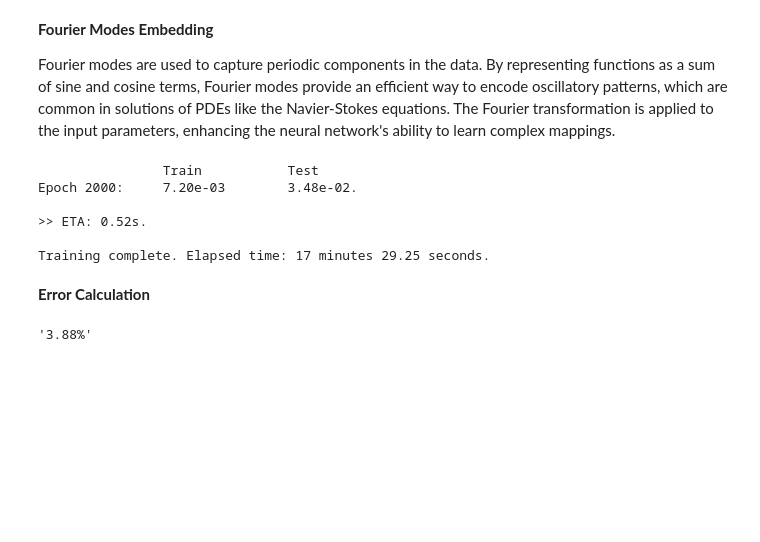
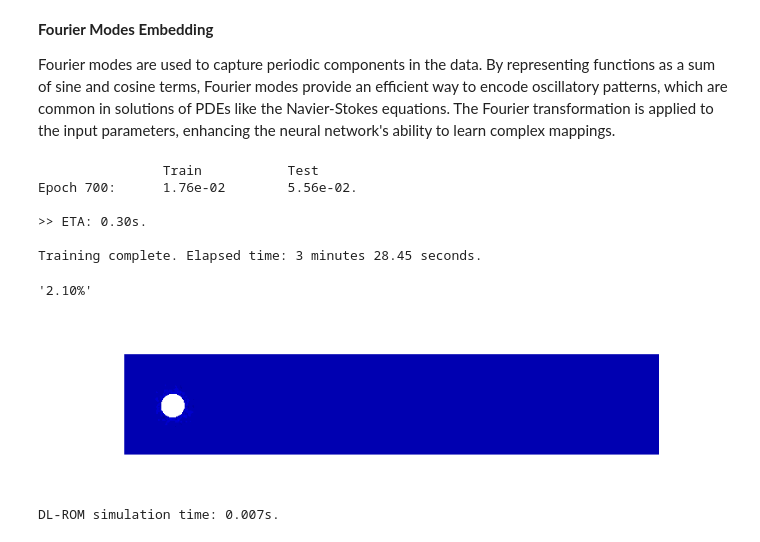
Before and after one commit to LuigiPagani/DL-ROM-for-Navier-Stokes, a Jupyter notebook: NAML_Project.ipynb, the cells around one changed output. Saved outputs shown, nothing was run; the diff lists cells and outputs as text; code cells hidden in the pictures; blank space fills up the shorter version.

```diff
--- a/NAML_Project.ipynb
+++ b/NAML_Project.ipynb
@@ -233,7 +232,7 @@ visualize(u[0])
 [figure]
 # %%
 from dlroms import*
-mu, u = CPU.tensor(data['mu']), CPU.tensor(data['u'])
+mu, u = dv.tensor(data['mu']), dv.tensor(data['u'])
 
 ndata, ntimes, nh = u.shape
 p = mu.shape[-1]
@@ -243,8 +242,8 @@ print("FOM dimension:\t%d." % nh)
 print("Parameters:\t%d." % p)
 
 
-mut = CPU.zeros(ndata, ntimes, p+1)
-times = CPU.tensor(np.linspace(0, 3.5, ntimes))
+mut = dv.zeros(ndata, ntimes, p+1)
+times = dv.tensor(np.linspace(0, 3.5, ntimes))
 for i in range(ndata):
     mut[i,:,:2] = mu[i]
     mut[i,:, 2] = times
@@ -307,8 +336,14 @@ u.shape,mut.shape
 # %%
 latent = 7
-encoder = Dense(nh, 30) + Dense(30, latent)
-decoder = Dense(latent, 30) + Dense(30, 60) + Dense(60, nh, activation = None)
+encoder = Dense(nh, 50) + Dense(50, latent)
+decoder = Dense(latent, 50) + Dense(50, 100) + Dense(100, nh, activation=None)
 autoencoder = DFNN(encoder + decoder)
 autoencoder.He()
-autoencoder.train(u, u, ntrain = ntrain, epochs = 50, loss = mse(l2), error = error)
+
+
+
+autoencoder.moveOn(dv)
+set_seed(13) #So we can enjoy an unlucky training run ;)
+autoencoder.train(u, u, ntrain = ntrain, epochs = 1000, loss = mse(l2))
+autoencoder.eval()  # Set the model to evaluation mode
 autoencoder.freeze()
@@ -317,30 +363,49 @@ autoencoder.freeze()
 
 Fourier modes are used to capture periodic components in the data. By representing functions as a sum of sine and cosine terms, Fourier modes provide an efficient way to encode oscillatory patterns, which are common in solutions of PDEs like the Navier-Stokes equations. The Fourier transformation is applied to the input parameters, enhancing the neural network's ability to learn complex mappings.
 # %%
-from utils import Fourier
 from dlroms import*
 
 nu = encoder(u)
 nu_mean, nu_std = nu[:ntrain].mean(axis = 0), nu[:ntrain].var(axis = 0).sqrt()
 nu = (nu - nu_mean)/nu_std
+device = torch.device('cuda' if torch.cuda.is_available() else 'cpu')
+nu = nu.to(device)
+
 
 fmodes = 10
 phi = DFNN(Fourier(fmodes) + Dense(p+1+2*fmodes, 500) + Dense(500, latent, activation = None))
 
 phi.He()
-phi.train(mut, nu, ntrain = ntrain, epochs = 1000, loss = mse(euclidean))
-
+phi.moveOn(dv)
+set_seed(17) #Here we go again, another unlucky run
+phi.train(mut, nu, ntrain = ntrain, epochs = 700, loss = mse(euclidean))
 phi.freeze()
 # %% [output]
                 Train           Test
-Epoch 2000:     7.20e-03        3.48e-02.
+Epoch 700:      1.76e-02        5.56e-02.
 
->> ETA: 0.52s.
+>> ETA: 0.30s.
 
-Training complete. Elapsed time: 17 minutes 29.25 seconds.
+Training complete. Elapsed time: 3 minutes 28.45 seconds.
-# %% [markdown]
-**Error Calculation**
-# %%
-num2p(error(u[ntrain:], autoencoder(u[ntrain:])))
-# %% [output]
-'3.88%'
+# %%
+dlrom = lambda mt: decoder(phi(mt)*nu_std + nu_mean)
+num2p(error(u[ntrain:], dlrom(mut[ntrain:])))
+# %% [output]
+'2.10%'
+# %%
+from time import perf_counter
+mu0 = np.array([-2.95, 0.73])
+
+mu0t = np.zeros((ntimes, p+1))
+mu0t[:, 2] = times.cpu()
+mu0t[:, :2] = mu0
+mu0t = dv.tensor(mu0t)
+
+t0 = perf_counter()
+uROM = dlrom(mu0t)
+t1 = perf_counter()
+visualize(uROM)
+print("DL-ROM simulation time: %.3fs." % (t1-t0))
+# %% [output]
+[figure, added]
+DL-ROM simulation time: 0.007s.
```
Also changed, not shown: parts of 9 cells of this notebook.
